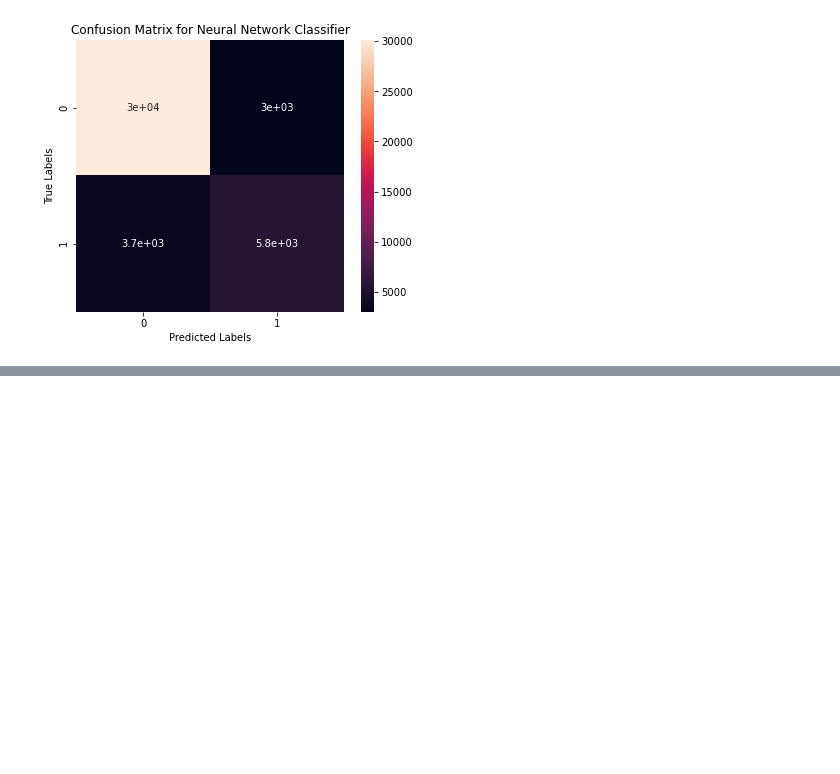
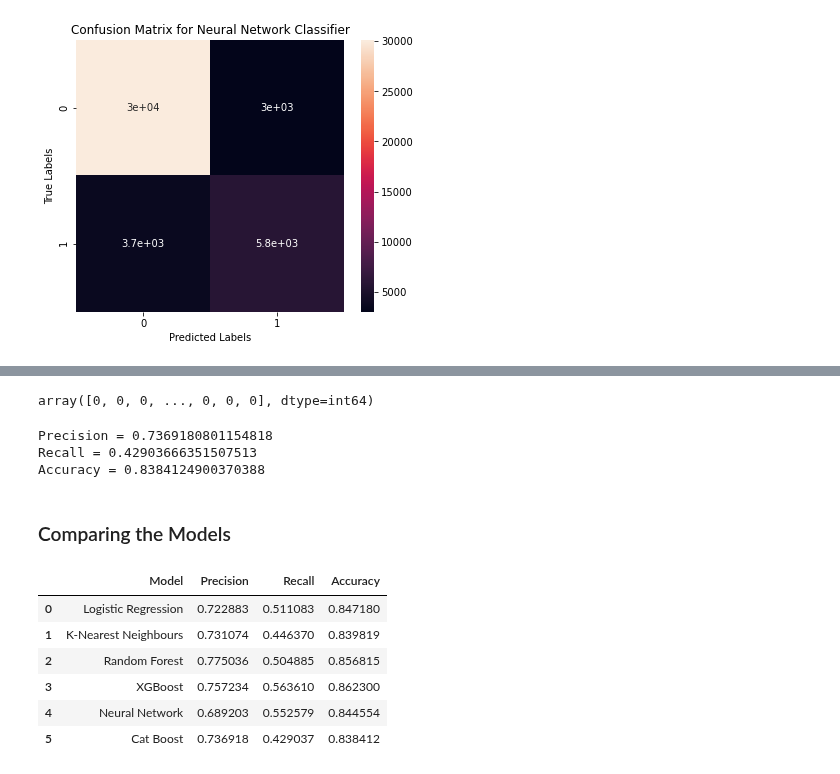
Before and after one commit to NST-byte/Australian-Rainfall-Classification-Task, a Jupyter notebook: Rain in Australia Dataset.ipynb, the cells around one changed output, grey strips where cells are left out. Cells and saved outputs as stored; diff of their text form; code cells hidden in the pictures; blank space fills up the shorter version.

```diff
--- a/Rain in Australia Dataset.ipynb
+++ b/Rain in Australia Dataset.ipynb
@@ -867,0 +923,72 @@ plt.show()
+# %%
+cat_pred = model.predict(X_test)
+cat_pred
+# %% [output]
+array([0, 0, 0, ..., 0, 0, 0], dtype=int64)
+# %%
+print("Precision = {}".format(precision_score(y_test, cat_pred)))
+print("Recall = {}".format(recall_score(y_test, cat_pred)))
+print("Accuracy = {}".format(accuracy_score(y_test, cat_pred)))
+# %% [output]
+Precision = 0.7369180801154818
+Recall = 0.42903666351507513
+Accuracy = 0.8384124900370388
+# %% [markdown]
+### Comparing the Models
+# %%
+logistic_preds
+knn_preds
+rf_preds
+xgb_preds
+nn_preds
+
+#Logistic
+log_prec = precision_score(y_test, logistic_preds)
+log_rec = recall_score(y_test,logistic_preds)
+log_acc = accuracy_score(y_test, logistic_preds)
+log_results = ["Logistic Regression",log_prec, log_rec, log_acc]
+
+
+#Knn
+knn_prec = precision_score(y_test, knn_preds)
+knn_rec = recall_score(y_test,knn_preds)
+knn_acc = accuracy_score(y_test, knn_preds)
+knn_results = ["K-Nearest Neighbours",knn_prec, knn_rec, knn_acc]
+
+#Random Forest
+rf_prec = precision_score(y_test, rf_preds)
+rf_rec = recall_score(y_test,rf_preds)
+rf_acc = accuracy_score(y_test, rf_preds)
+rf_results = ["Random Forest",rf_prec, rf_rec, rf_acc]
+
+
+#XGBoost
+xgb_prec = precision_score(y_test, xgb_preds)
+xgb_rec = recall_score(y_test,xgb_preds)
+xgb_acc = accuracy_score(y_test, xgb_preds)
+xgb_results = ["XGBoost",xgb_prec, xgb_rec, xgb_acc]
+
+#Neural Network
+nn_prec = precision_score(y_test, nn_preds)
+nn_rec = recall_score(y_test,nn_preds)
+nn_acc = accuracy_score(y_test, nn_preds)
+nn_results = ["Neural Network",nn_prec, nn_rec, nn_acc]
+
+#Catboody
+cat_prec = precision_score(y_test, cat_pred)
+cat_rec = recall_score(y_test,cat_pred)
+cat_acc = accuracy_score(y_test, cat_pred)
+cat_results = ["Cat Boost",cat_prec, cat_rec, cat_acc]
+
+
+all_results = pd.DataFrame([log_results, knn_results, rf_results, xgb_results, nn_results,cat_results],columns = ["Model","Precision", "Recall", "Accuracy"])
+
+all_results
+# %% [output]
+|  | Model | Precision | Recall | Accuracy |
+| 0 | Logistic Regression | 0.722883 | 0.511083 | 0.847180 |
+| 1 | K-Nearest Neighbours | 0.731074 | 0.446370 | 0.839819 |
+| 2 | Random Forest | 0.775036 | 0.504885 | 0.856815 |
+| 3 | XGBoost | 0.757234 | 0.563610 | 0.862300 |
+| 4 | Neural Network | 0.689203 | 0.552579 | 0.844554 |
+| 5 | Cat Boost | 0.736918 | 0.429037 | 0.838412 |
```
Also changed, not shown: parts of 24 cells of this notebook.
